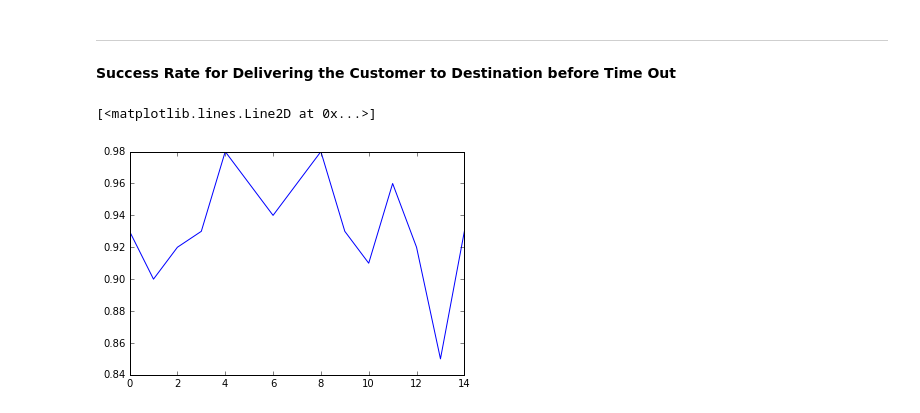
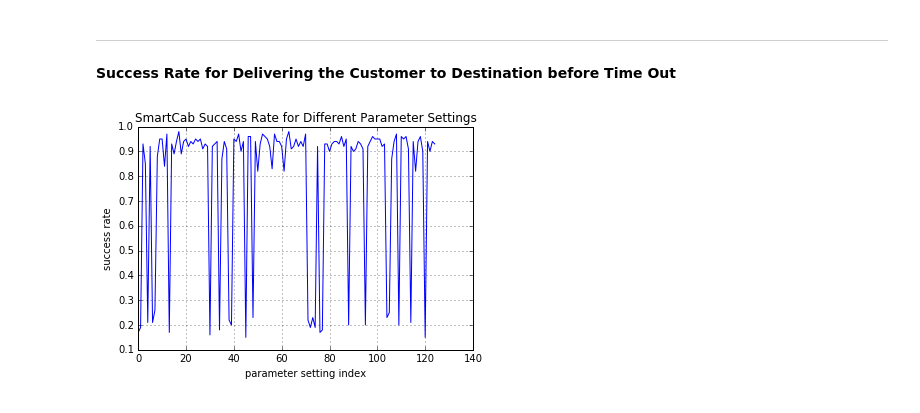
Before and after one commit to zhongyuk/machine-learning, a Jupyter notebook: projects/smartcab/Report.ipynb, the cells around one changed output. Drawn from its saved outputs; the diff is of its cells as text; code cells hidden in the pictures.

Commit message:
finished smartcab project

```diff
--- a/projects/smartcab/Report.ipynb
+++ b/projects/smartcab/Report.ipynb
@@ -64,13 +95,17 @@ param = set(data['parameters'])
 # %%
+param = set(data['parameters'])
 success_rate = []
+param_list = []
 for p in param:
+    param_list.append(p)
     p_bool = data['parameters']==p
     s = data['success'][p_bool]
     rate = sum(s)*1./len(s)
     success_rate.append(rate)
-# %%
-param_id = range(len(param))
-plt.plot(param_id, success_rate)
-# %% [output]
-[<matplotlib.lines.Line2D at 0x...>]
-[figure, removed]
+# %%
+param_id = range(len(param))
+plt.plot(param_id, success_rate)
+plt.xlabel('parameter setting index'); plt.ylabel('success rate'); plt.grid(True)
+plt.title("SmartCab Success Rate for Different Parameter Settings");plt.show()
+# %% [output]
+[figure, added]
```
Also changed, not shown: parts of 34 cells of this notebook, 2 other files.
